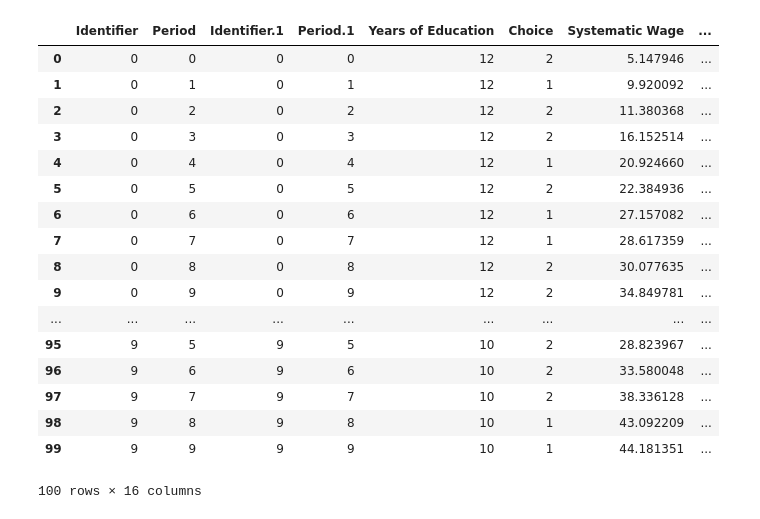
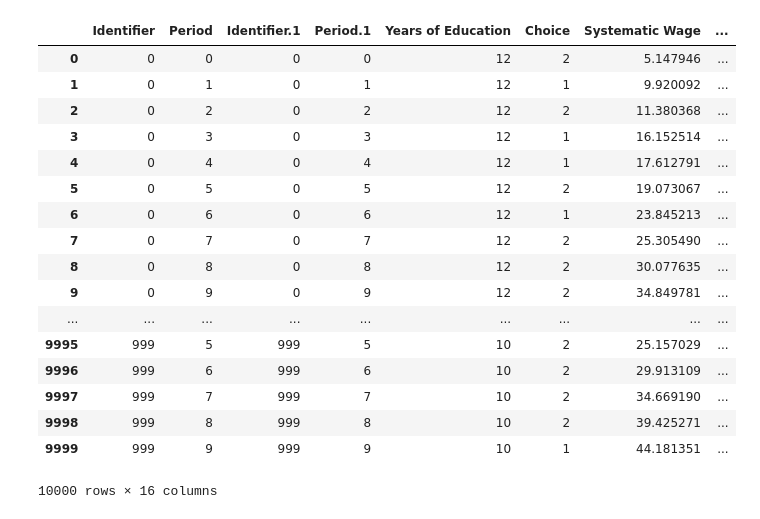
Before and after one commit to OpenSourceEconomics/soepy, a Jupyter notebook: soepy/notebooks/data_frame_sim_test_analysis.ipynb, the cells around one changed output. Cells and saved outputs as stored; diff of their text form; code cells hidden in the pictures.

```diff
--- a/soepy/notebooks/data_frame_sim_test_analysis.ipynb
+++ b/soepy/notebooks/data_frame_sim_test_analysis.ipynb
@@ -3,25 +7,4 @@ Simulation with 10 agents takes 40.1 seconds. Approximately same running time wi
 # %%
 import pandas as pd
 # %%
-data_frame_test_sim = pd.read_csv('toy_model_sim_test.csv', sep = '\t')
+data_frame_test_sim_1000 = pd.read_csv('toy_model_sim_test_1000.csv', sep = '\t')
-# %%
-data_frame_test_sim
-# %% [output]
-|  | Identifier | Period | Identifier.1 | Period.1 | Years of Education | Choice | Systematic Wage | ... |
-| 0 | 0 | 0 | 0 | 0 | 12 | 2 | 5.147946 | ... |
-| 1 | 0 | 1 | 0 | 1 | 12 | 1 | 9.920092 | ... |
-| 2 | 0 | 2 | 0 | 2 | 12 | 2 | 11.380368 | ... |
-| 3 | 0 | 3 | 0 | 3 | 12 | 2 | 16.152514 | ... |
-| 4 | 0 | 4 | 0 | 4 | 12 | 1 | 20.924660 | ... |
-| 5 | 0 | 5 | 0 | 5 | 12 | 2 | 22.384936 | ... |
-| 6 | 0 | 6 | 0 | 6 | 12 | 1 | 27.157082 | ... |
-| 7 | 0 | 7 | 0 | 7 | 12 | 1 | 28.617359 | ... |
-| 8 | 0 | 8 | 0 | 8 | 12 | 2 | 30.077635 | ... |
-| 9 | 0 | 9 | 0 | 9 | 12 | 2 | 34.849781 | ... |
-| ... | ... | ... | ... | ... | ... | ... | ... | ... |
-| 95 | 9 | 5 | 9 | 5 | 10 | 2 | 28.823967 | ... |
-| 96 | 9 | 6 | 9 | 6 | 10 | 2 | 33.580048 | ... |
-| 97 | 9 | 7 | 9 | 7 | 10 | 2 | 38.336128 | ... |
-| 98 | 9 | 8 | 9 | 8 | 10 | 1 | 43.092209 | ... |
-| 99 | 9 | 9 | 9 | 9 | 10 | 1 | 44.181351 | ... |
-100 rows × 16 columns
@@ -31,0 +11,21 @@ data_frame_test_sim_large
+# %%
+data_frame_test_sim_1000
+# %% [output]
+|  | Identifier | Period | Identifier.1 | Period.1 | Years of Education | Choice | Systematic Wage | ... |
+| 0 | 0 | 0 | 0 | 0 | 12 | 2 | 5.147946 | ... |
+| 1 | 0 | 1 | 0 | 1 | 12 | 1 | 9.920092 | ... |
+| 2 | 0 | 2 | 0 | 2 | 12 | 2 | 11.380368 | ... |
+| 3 | 0 | 3 | 0 | 3 | 12 | 1 | 16.152514 | ... |
+| 4 | 0 | 4 | 0 | 4 | 12 | 1 | 17.612791 | ... |
+| 5 | 0 | 5 | 0 | 5 | 12 | 2 | 19.073067 | ... |
+| 6 | 0 | 6 | 0 | 6 | 12 | 1 | 23.845213 | ... |
+| 7 | 0 | 7 | 0 | 7 | 12 | 2 | 25.305490 | ... |
+| 8 | 0 | 8 | 0 | 8 | 12 | 2 | 30.077635 | ... |
+| 9 | 0 | 9 | 0 | 9 | 12 | 2 | 34.849781 | ... |
+| ... | ... | ... | ... | ... | ... | ... | ... | ... |
+| 9995 | 999 | 5 | 999 | 5 | 10 | 2 | 25.157029 | ... |
+| 9996 | 999 | 6 | 999 | 6 | 10 | 2 | 29.913109 | ... |
+| 9997 | 999 | 7 | 999 | 7 | 10 | 2 | 34.669190 | ... |
+| 9998 | 999 | 8 | 999 | 8 | 10 | 2 | 39.425271 | ... |
+| 9999 | 999 | 9 | 999 | 9 | 10 | 1 | 44.181351 | ... |
+10000 rows × 16 columns
```
Also changed, not shown: parts of 6 cells of this notebook, 6 other files.
